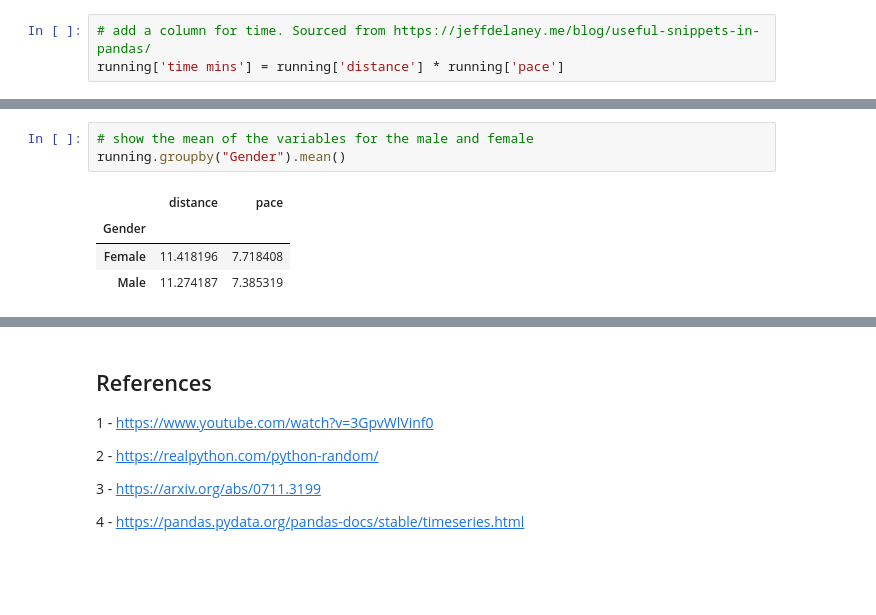
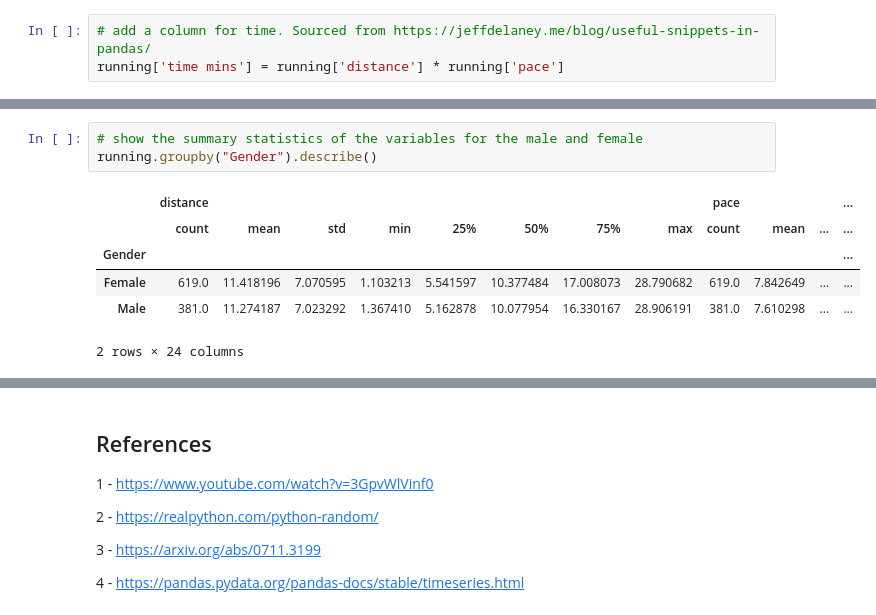
Before and after one commit to davidobrien1/project, a Jupyter notebook: phenomenon.ipynb, the cells around one changed output, grey strips where cells are left out. Cells and saved outputs as stored; diff of their text form; blank space fills up the shorter version.

```diff
--- a/phenomenon.ipynb
+++ b/phenomenon.ipynb
@@ -191,9 +173,11 @@ running[['distance','pace','time mins']].describe()
 # %%
-# show the mean of the variables for the male and female
-running.groupby("Gender").mean()
+# show the summary statistics of the variables for the male and female
+running.groupby("Gender").describe()
 # %% [output]
-|  | distance | pace |
-| Gender |  |  |
-| Female | 11.418196 | 7.718408 |
-| Male | 11.274187 | 7.385319 |
+|  | distance |  |  |  |  |  |  |  | pace |  |  | ... |
+|  | count | mean | std | min | 25% | 50% | 75% | max | count | mean | ... | ... |
+| Gender |  |  |  |  |  |  |  |  |  |  |  | ... |
+| Female | 619.0 | 11.418196 | 7.070595 | 1.103213 | 5.541597 | 10.377484 | 17.008073 | 28.790682 | 619.0 | 7.842649 | ... | ... |
+| Male | 381.0 | 11.274187 | 7.023292 | 1.367410 | 5.162878 | 10.077954 | 16.330167 | 28.906191 | 381.0 | 7.610298 | ... | ... |
+2 rows × 24 columns
 # %% [markdown]
```
Also changed, not shown: parts of 21 cells of this notebook, 6 other files.
